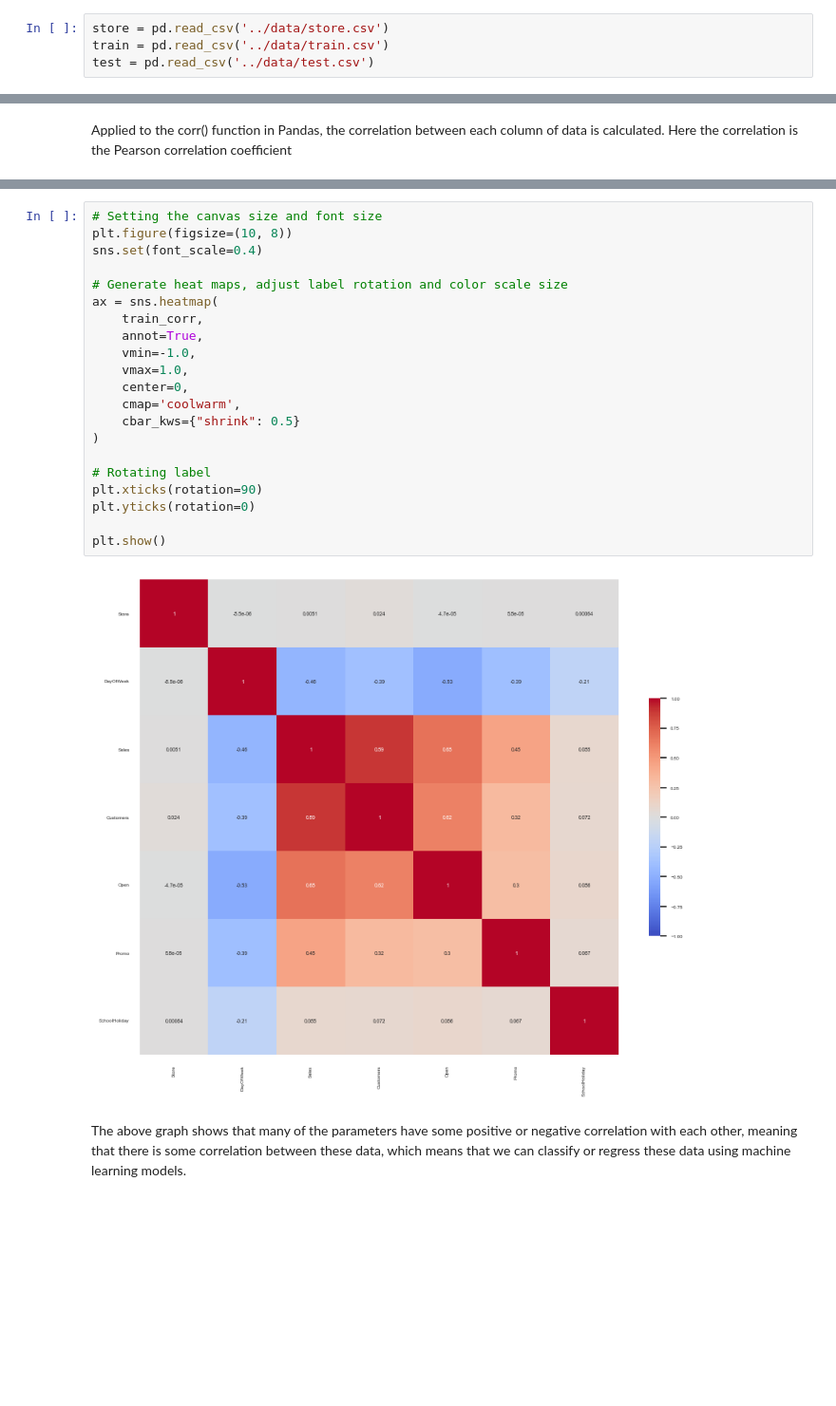
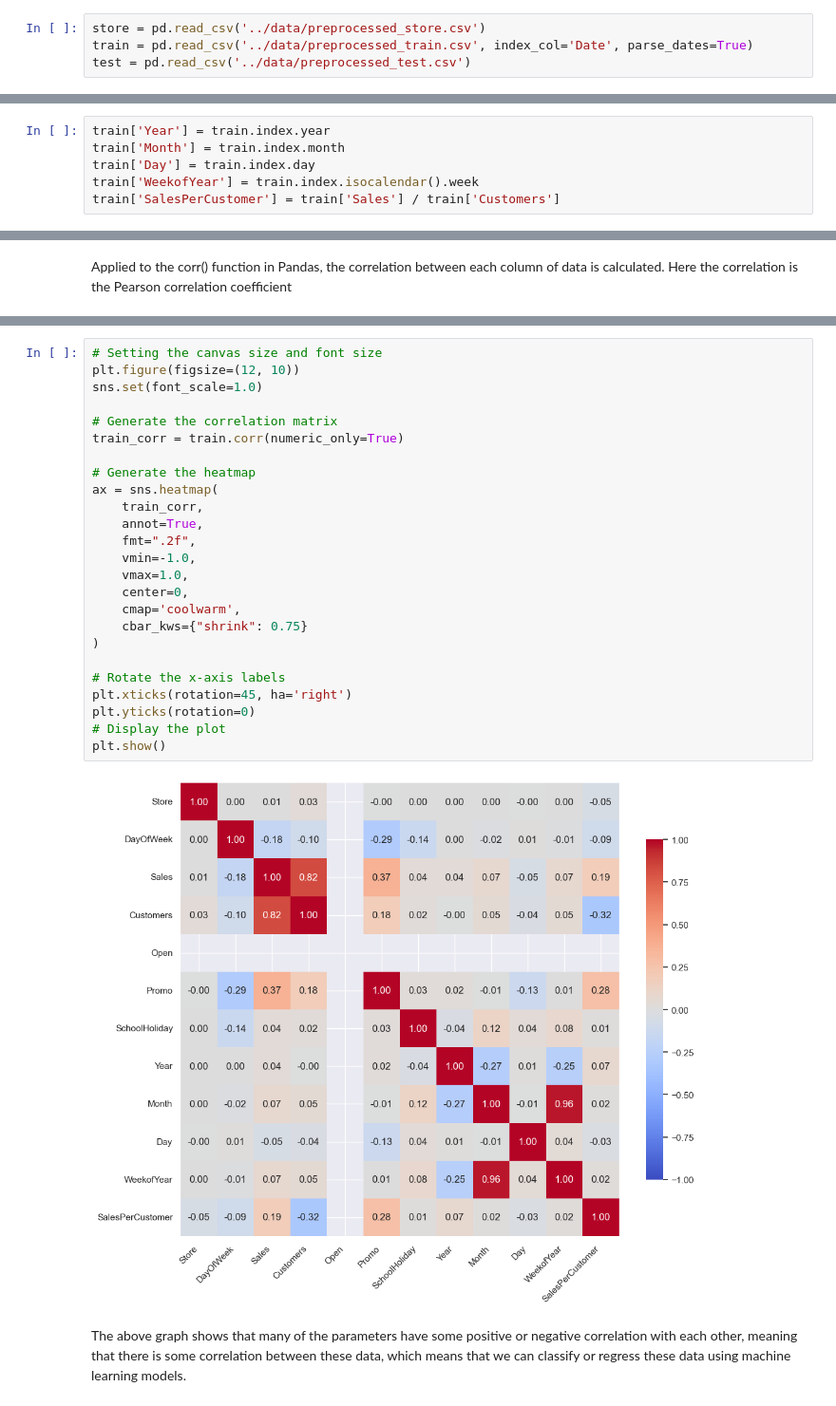
Before and after one commit to Emilye42/INFO442, a Jupyter notebook: code/EDA.ipynb, the cells around one changed output, grey strips where cells are left out. Shown at 95% size. Saved outputs shown, nothing was run; the diff lists cells and outputs as text; blank space fills up the shorter version.

```diff
--- a/code/EDA.ipynb
+++ b/code/EDA.ipynb
@@ -13,7 +13,7 @@ import matplotlib as mpl
 import matplotlib.pyplot as plt
 %matplotlib inline
 # %%
-store = pd.read_csv('../data/store.csv')
-train = pd.read_csv('../data/train.csv')
-test = pd.read_csv('../data/test.csv')
+store = pd.read_csv('../data/preprocessed_store.csv')
+train = pd.read_csv('../data/preprocessed_train.csv', index_col='Date', parse_dates=True)
+test = pd.read_csv('../data/preprocessed_test.csv')
 # %% [markdown]
@@ -55,0 +57,6 @@ print(train.shape, test.shape, store.shape)
+# %%
+train['Year'] = train.index.year
+train['Month'] = train.index.month
+train['Day'] = train.index.day
+train['WeekofYear'] = train.index.isocalendar().week
+train['SalesPerCustomer'] = train['Sales'] / train['Customers']
@@ -145,25 +210,29 @@ train_corr = train.corr(numeric_only=True)
 # %%
 # Setting the canvas size and font size
-plt.figure(figsize=(10, 8))
-sns.set(font_scale=0.4)
+plt.figure(figsize=(12, 10))
+sns.set(font_scale=1.0)
 
-# Generate heat maps, adjust label rotation and color scale size
+# Generate the correlation matrix
+train_corr = train.corr(numeric_only=True)
+
+# Generate the heatmap
 ax = sns.heatmap(
     train_corr,
     annot=True,
+    fmt=".2f",
     vmin=-1.0,
     vmax=1.0,
     center=0,
     cmap='coolwarm',
-    cbar_kws={"shrink": 0.5}
+    cbar_kws={"shrink": 0.75}
 )
 
-# Rotating label
-plt.xticks(rotation=90)
+# Rotate the x-axis labels
+plt.xticks(rotation=45, ha='right')
 plt.yticks(rotation=0)
-
+# Display the plot
 plt.show()
 # %% [output]
-[figure, old version]
+[figure, new version]
 # %% [markdown]
 The above graph shows that many of the parameters have some positive or negative correlation with each other, meaning that there is some correlation between these data, which means that we can classify or regress these data using machine learning models.
```
Also changed, not shown: parts of 26 cells of this notebook, 4 other files.
